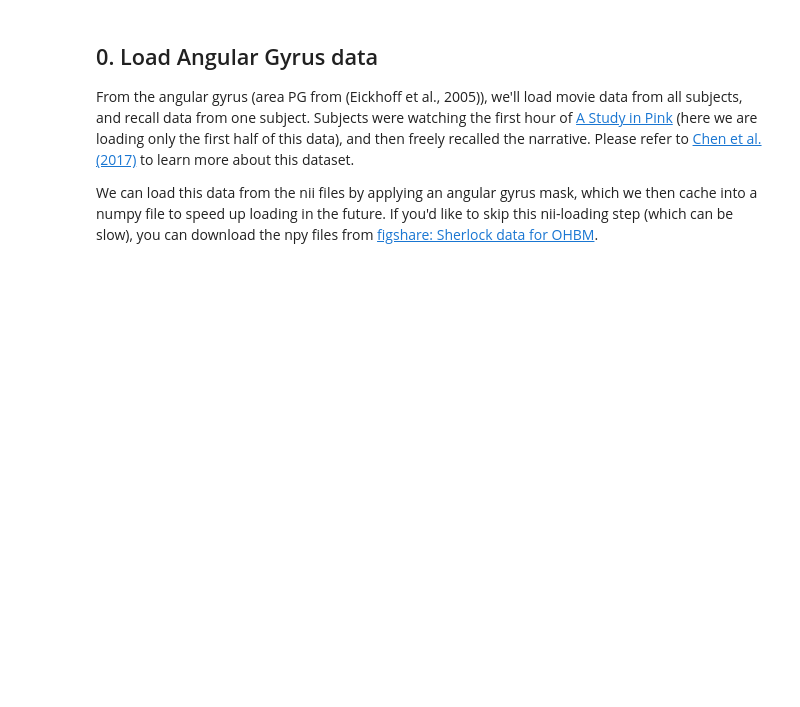
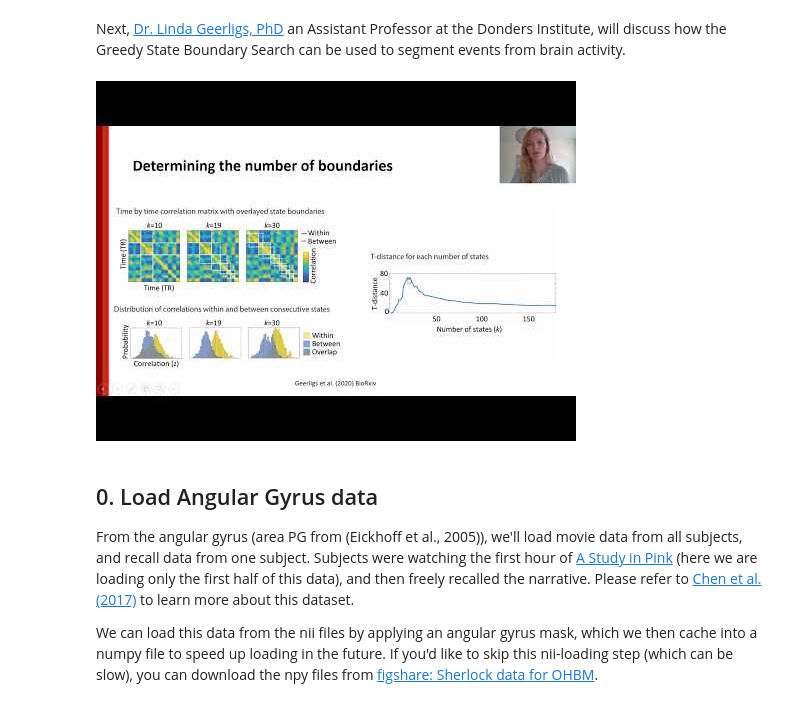
Before and after one commit to naturalistic-data-analysis/naturalistic_data_analysis, a Jupyter notebook: content/features/notebooks/Event_Segmentation.ipynb, the cells around one changed output. Cells and saved outputs as stored; diff of their text form; code cells hidden in the pictures; blank space fills up the shorter version.

```diff
--- a/content/features/notebooks/Event_Segmentation.ipynb
+++ b/content/features/notebooks/Event_Segmentation.ipynb
@@ -6,3 +16,9 @@ This tutorial shows how to detect event boundaries in fMRI data (defined as shif
+# %% [markdown]
+Next, [Dr. Linda Geerligs, PhD](https://lindageerligs.com/) an Assistant Professor at the Donders Institute, will discuss how the Greedy State Boundary Search can be used to segment events from brain activity.
+# %%
+YouTubeVideo('KvwzjRtbJ6U')
+# %% [output]
+[figure, added]
 # %% [markdown]
 ## 0. Load Angular Gyrus data
 
```
Also changed, not shown: parts of 2 cells of this notebook, 35 other files.
